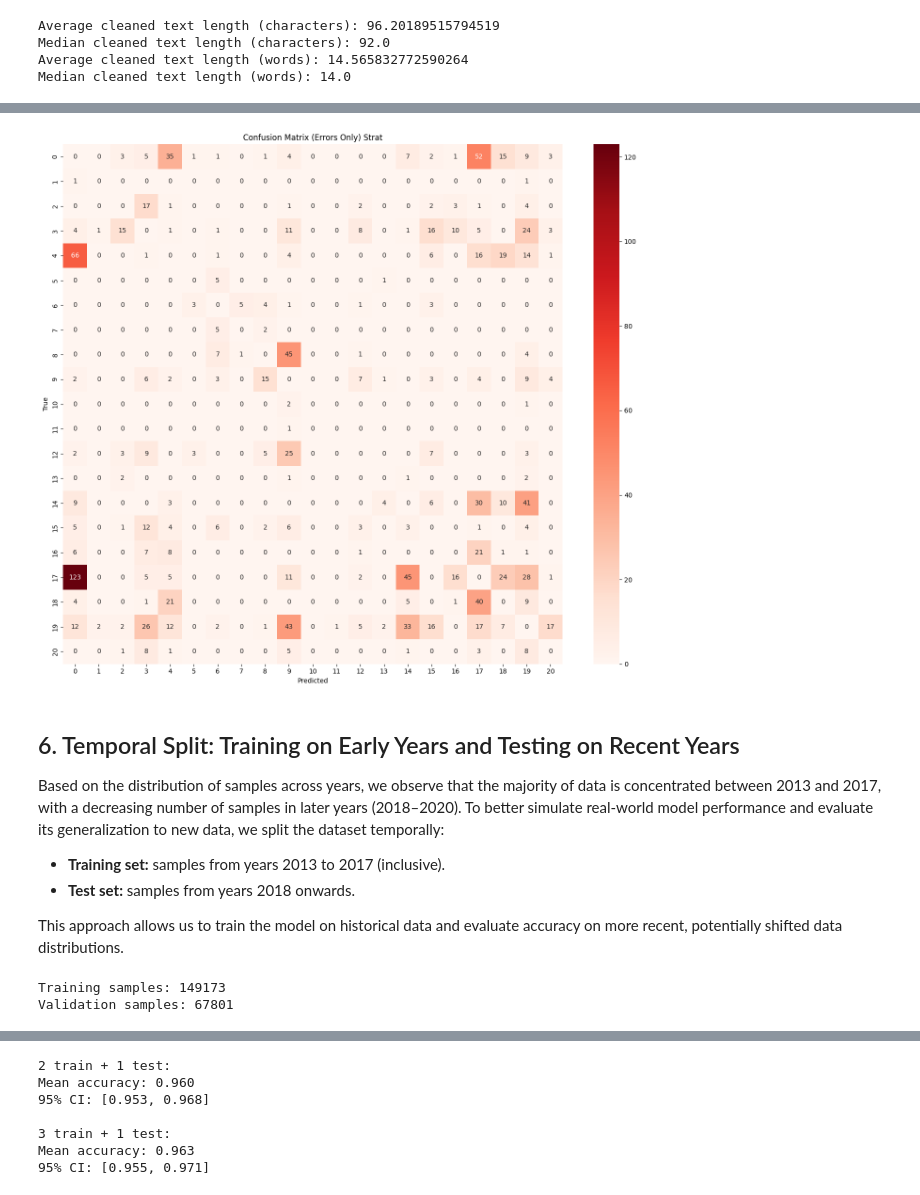
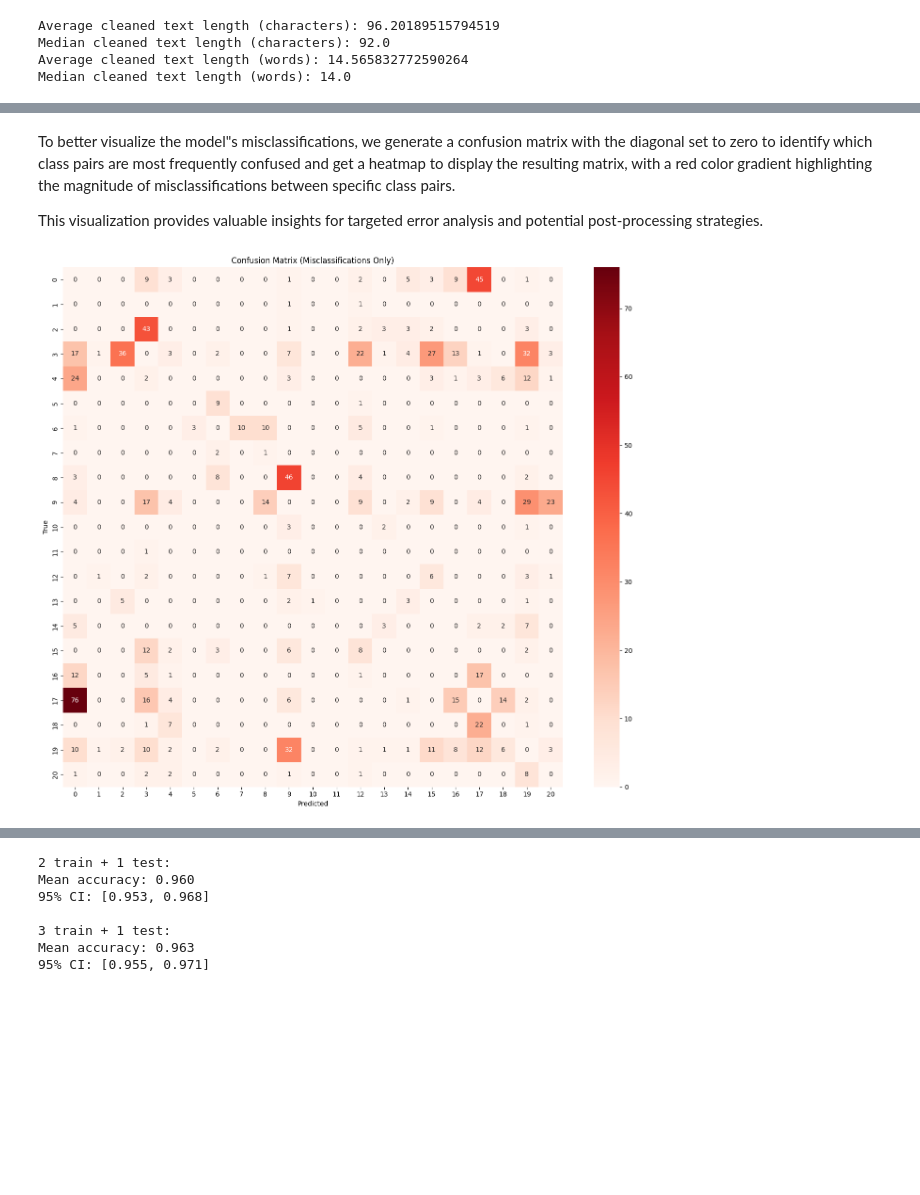
Before and after one commit to excxe/neuro, a Jupyter notebook: neuro_2it.ipynb, the cells around one changed output, grey strips where cells are left out. Saved outputs shown, nothing was run; the diff lists cells and outputs as text; code cells hidden in the pictures; blank space fills up the shorter version.

Commit message:
Cross Validation by years y almost fin report

```diff
--- a/neuro_2it.ipynb
+++ b/neuro_2it.ipynb
@@ -299,33 +421,20 @@ val_dataset = val_dataset.map(tokenize_batch, batched=True)
 # %%
-# Use the Catalan RoBERTa-base model for sequence classification
-model_checkpoint = "PlanTL-GOB-ES/roberta-base-ca"
-
-tokenizer = AutoTokenizer.from_pretrained(model_checkpoint)
-model = AutoModelForSequenceClassification.from_pretrained(model_checkpoint, num_labels=21)
-
 training_args = TrainingArguments(
-    output_dir='./roberta-ca-results-strats',
-
+    output_dir="./roberta-ca-results",
     eval_strategy="epoch",
     save_strategy="epoch",
-
     save_total_limit=1,
-
     per_device_train_batch_size=64,
     per_device_eval_batch_size=128,
     num_train_epochs=3,
-
     learning_rate=4e-5,
     warmup_steps=500,
-
     load_best_model_at_end=True,
-    metric_for_best_model='accuracy',
+    metric_for_best_model="accuracy",
     greater_is_better=True,
-
-    logging_dir='./logs',
+    logging_dir="./logs",
     logging_steps=100,
     report_to="tensorboard",
-
     seed=42,
     fp16=True,
     max_grad_norm=1.0
@@ -376,23 +507,22 @@ NameError: name 'model' is not defined
+# %% [markdown]
+To better visualize the model"s misclassifications, we generate a confusion matrix with the diagonal set to zero to identify which class pairs are most frequently confused and get a heatmap to display the resulting matrix, with a red color gradient highlighting the magnitude of misclassifications between specific class pairs.
+
+This visualization provides valuable insights for targeted error analysis and potential post-processing strategies.
 # %%
-# Compute raw confusion matrix.
-cm_errors_strat = confusion_matrix(labels, preds)
+conf_matrix = confusion_matrix(labels, preds)
+conf_matrix_errors = conf_matrix.copy()
 
-# Set diagonal to zero to focus color scaling on the misclassifications.
-cm_no_diag = cm_errors_strat.copy()
-np.fill_diagonal(cm_no_diag, 0)
+np.fill_diagonal(conf_matrix_errors, 0)
+class_labels = [str(i) for i in range(conf_matrix_errors.shape[0])]
 
-# Define class names for axis ticks.
-class_names = [str(i) for i in range(cm_no_diag.shape[0])]
+plt.figure(figsize=(14, 12))
+sns.heatmap(conf_matrix_errors, annot=True, fmt="d", cmap="Reds",
+            xticklabels=class_labels, yticklabels=class_labels)
 
-# Plot heatmap with errors emphasized.
-plt.figure(figsize=(14, 12))
-sns.heatmap(cm_no_diag, annot=True, fmt='d', cmap='Reds',
-            xticklabels=class_names, yticklabels=class_names)
-
-plt.xlabel('Predicted')
-plt.ylabel('True')
-plt.title('Confusion Matrix (Errors Only) Strat')
+plt.xlabel("Predicted")
+plt.ylabel("True")
+plt.title("Confusion Matrix (Misclassifications Only)")
 plt.tight_layout()
 plt.show()
 # %% [output]
-[figure, old version]
+[figure, new version]
@@ -416,23 +528,0 @@ for cl in texts:
-# %% [markdown]
-## 6. Temporal Split: Training on Early Years and Testing on Recent Years
-
-Based on the distribution of samples across years, we observe that the majority of data is concentrated between 2013 and 2017, with a decreasing number of samples in later years (2018–2020). To better simulate real-world model performance and evaluate its generalization to new data, we split the dataset temporally:
-
-- **Training set:** samples from years 2013 to 2017 (inclusive).
-- **Test set:** samples from years 2018 onwards.
-
-This approach allows us to train the model on historical data and evaluate accuracy on more recent, potentially shifted data distributions.
-# %%
-train_years = list(range(2013, 2018))
-train_df = df[df['year'].isin(train_years)].copy()
-val_df = df[~df['year'].isin(train_years)].copy()
-
-# Rename target column to 'labels' for Trainer compatibility
-train_df = train_df.rename(columns={"class": "labels"})
-val_df   = val_df.rename(columns={"class": "labels"})
-
-print("Training samples:", len(train_df))
-print("Validation samples:", len(val_df))
-# %% [output]
-Training samples: 149173
-Validation samples: 67801
```
Also changed, not shown: parts of 61 cells of this notebook, 2 other files.
